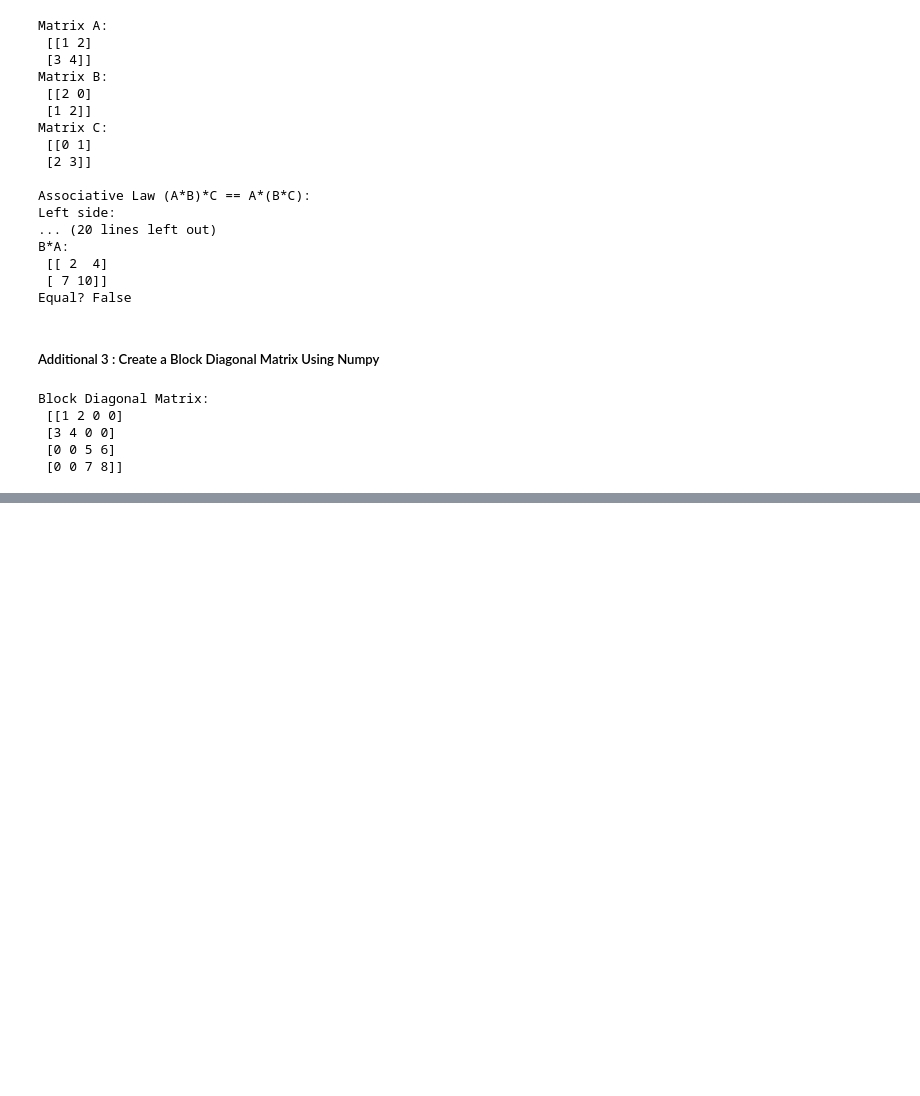
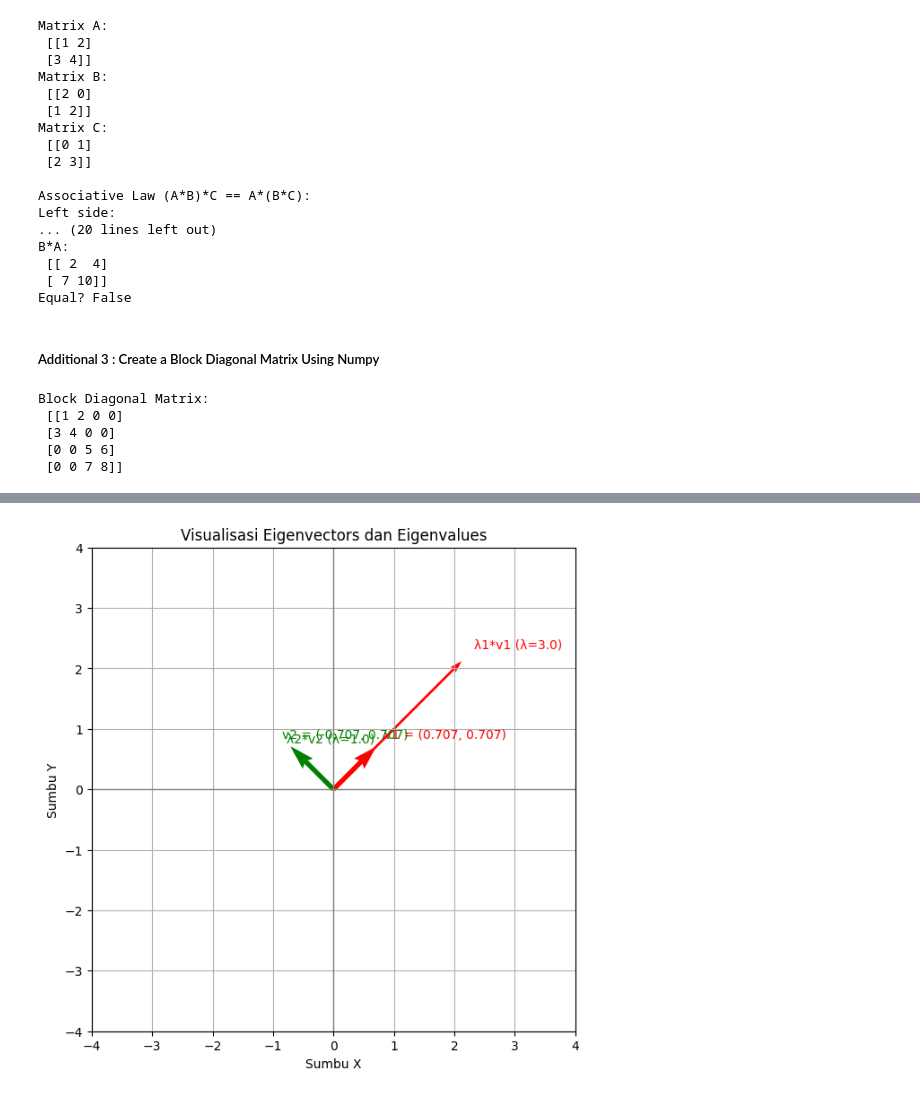
Before and after one commit to athaabiyyu/atha_learning_data-science_journey, a Jupyter notebook: Week 2 - Mathematics for Machine Learning/Exercise 1 - Linear Algebra Fundamentals/exercise1.ipynb, the cells around one changed output, grey strips where cells are left out. Cells and saved outputs as stored; diff of their text form; code cells hidden in the pictures; blank space fills up the shorter version.

```diff
--- a/Week 2 - Mathematics for Machine Learning/Exercise 1 - Linear Algebra Fundamentals/exercise1.ipynb
+++ b/Week 2 - Mathematics for Machine Learning/Exercise 1 - Linear Algebra Fundamentals/exercise1.ipynb
@@ -178,0 +351,47 @@ Block Diagonal Matrix:
+# %%
+import numpy as np
+import matplotlib.pyplot as plt
+
+# Matriks contoh
+A = np.array([[2, 1],
+              [1, 2]])
+
+# Hitung eigenvalues & eigenvectors
+eigenvalues, eigenvectors = np.linalg.eig(A)
+
+# Buat plot
+fig, ax = plt.subplots(figsize=(7,7))
+
+# Gambar grid axis
+ax.axhline(0, color='gray', linewidth=1)
+ax.axvline(0, color='gray', linewidth=1)
+
+# Gambar panah eigenvector dan hasil skalanya
+colors = ['r', 'g']
+for i in range(len(eigenvalues)):
+    vec = eigenvectors[:, i]  # ambil eigenvector ke-i
+    val = eigenvalues[i]
+    # panah eigenvector (arah asli)
+    ax.quiver(0, 0, vec[0], vec[1], angles='xy', scale_units='xy',
+              scale=1, color=colors[i], width=0.01)
+    ax.text(vec[0]*1.2, vec[1]*1.2,
+            f"v{i+1} = ({vec[0]:.3f}, {vec[1]:.3f})", color=colors[i], fontsize=10)
+
+    # panah hasil transformasi (dikali eigenvalue)
+    ax.quiver(0, 0, val*vec[0], val*vec[1], angles='xy', scale_units='xy',
+              scale=1, color=colors[i], linestyle='dashed', width=0.005)
+    ax.text(val*vec[0]*1.1, val*vec[1]*1.1,
+            f"λ{i+1}*v{i+1} (λ={val:.1f})", color=colors[i], fontsize=10)
+
+# Set tampilan plot
+ax.set_xlim(-4, 4)
+ax.set_ylim(-4, 4)
+ax.set_xlabel("Sumbu X")
+ax.set_ylabel("Sumbu Y")
+ax.set_title("Visualisasi Eigenvectors dan Eigenvalues")
+
+plt.grid(True)
+plt.gca().set_aspect('equal', adjustable='box')
+plt.show()
+# %% [output]
+[figure, added]
```
Also changed, not shown: parts of 5 cells of this notebook, 2 other files.
